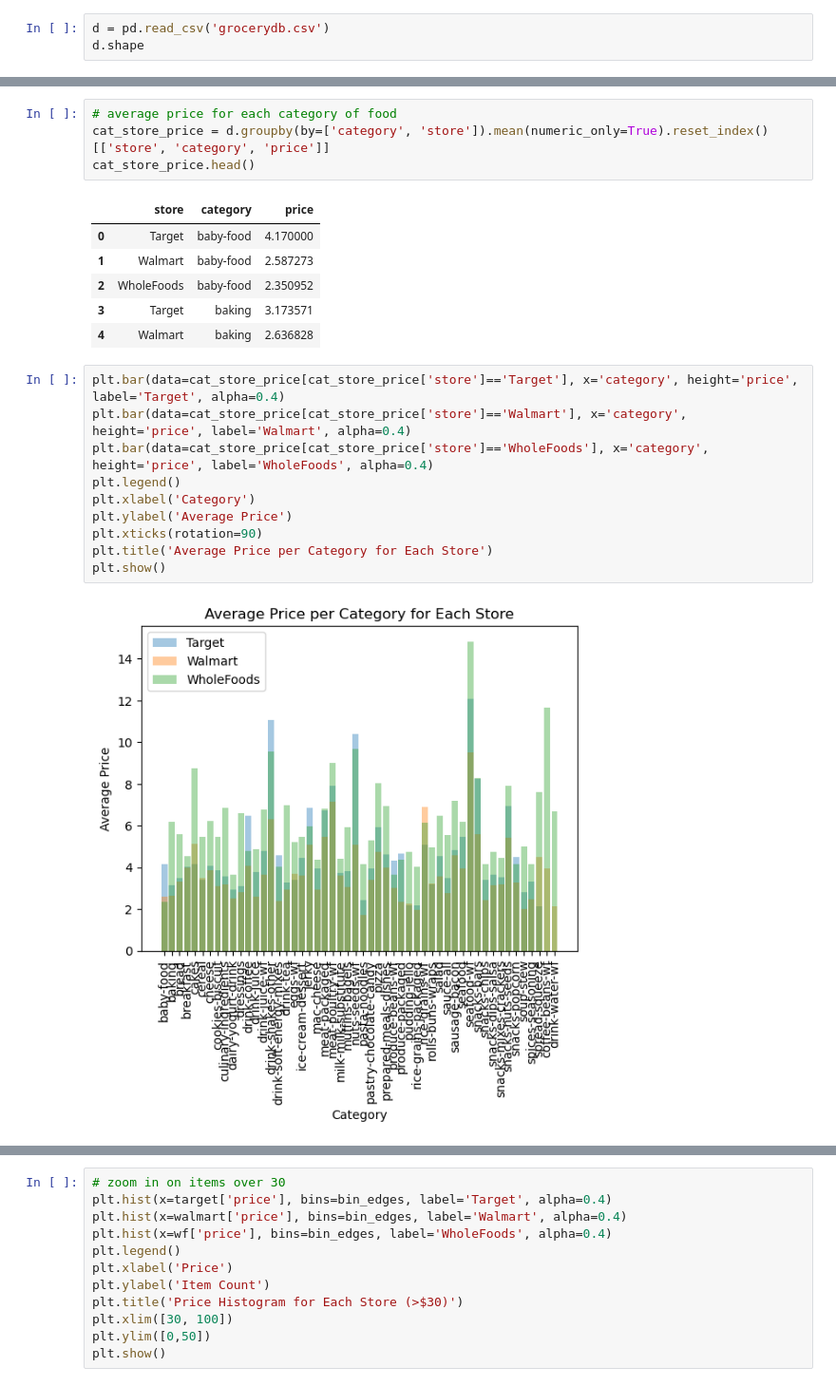
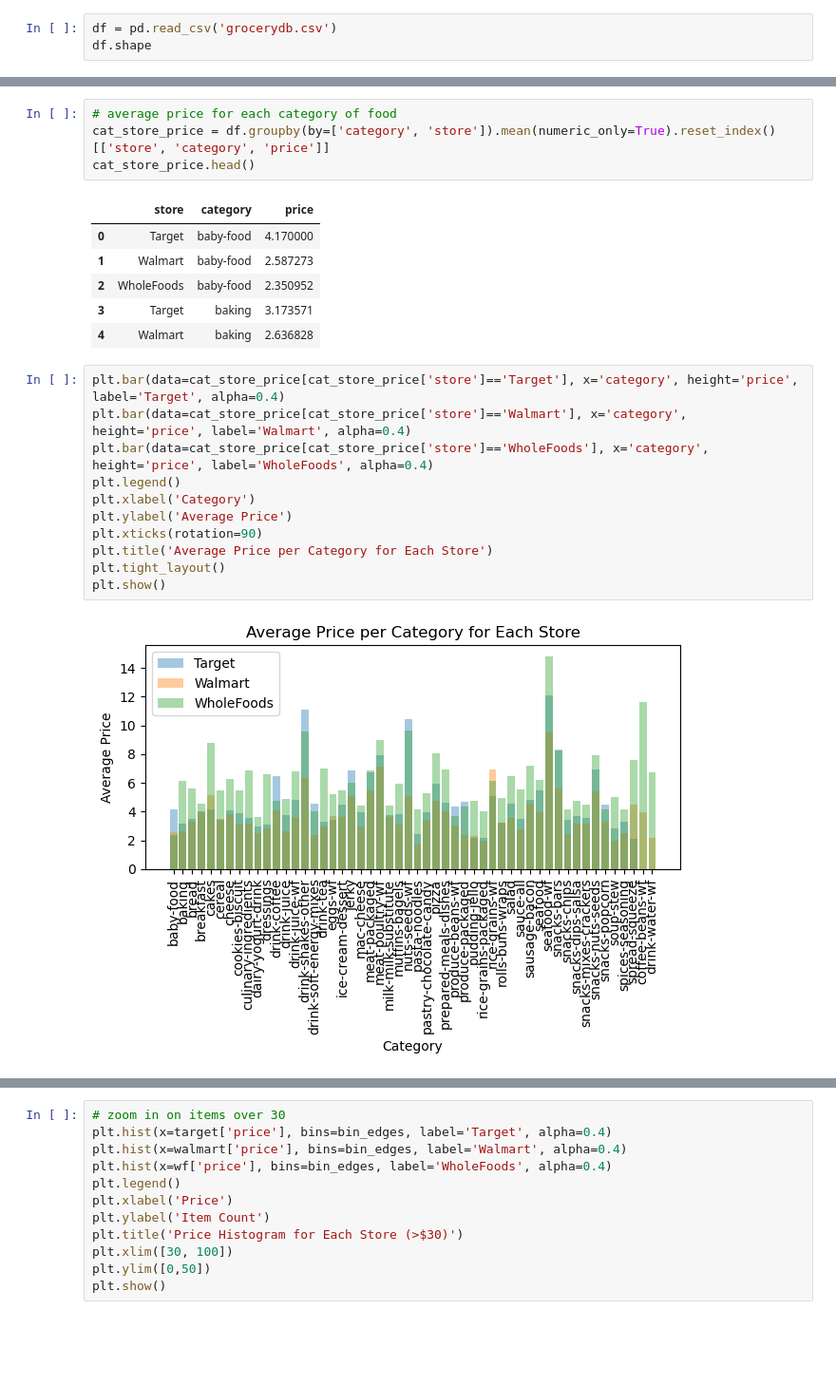
Before and after one commit to gkao25/grocerydb-viz, a Jupyter notebook: notebook.ipynb, the cells around one changed output, grey strips where cells are left out. Shown at 95% size. Drawn from its saved outputs; the diff is of its cells as text; blank space fills up the shorter version.

```diff
--- a/notebook.ipynb
+++ b/notebook.ipynb
@@ -30,8 +30,8 @@ import numpy as np
 import pandas as pd
 from matplotlib import pyplot as plt
 # %%
-d = pd.read_csv('grocerydb.csv')
-d.shape
+df = pd.read_csv('grocerydb.csv')
+df.shape
 # %% [output]
 (26250, 16)
 # %%
@@ -135,7 +135,7 @@ plt.show()
 ## Better graphs
 # %%
 # average price for each category of food
-cat_store_price = d.groupby(by=['category', 'store']).mean(numeric_only=True).reset_index()[['store', 'category', 'price']]
+cat_store_price = df.groupby(by=['category', 'store']).mean(numeric_only=True).reset_index()[['store', 'category', 'price']]
 cat_store_price.head()
 # %% [output]
 |  | store | category | price |
@@ -147,14 +147,15 @@ cat_store_price.head()
 # %%
 plt.bar(data=cat_store_price[cat_store_price['store']=='Target'], x='category', height='price', label='Target', alpha=0.4)
 plt.bar(data=cat_store_price[cat_store_price['store']=='Walmart'], x='category', height='price', label='Walmart', alpha=0.4)
 plt.bar(data=cat_store_price[cat_store_price['store']=='WholeFoods'], x='category', height='price', label='WholeFoods', alpha=0.4)
 plt.legend()
 plt.xlabel('Category')
 plt.ylabel('Average Price')
 plt.xticks(rotation=90)
 plt.title('Average Price per Category for Each Store')
+plt.tight_layout()
 plt.show()
 # %% [output]
-[figure, old version]
+[figure, new version]
 # %%
 # dataset by store
```
Also changed, not shown: parts of 25 cells of this notebook, 2 other files.
